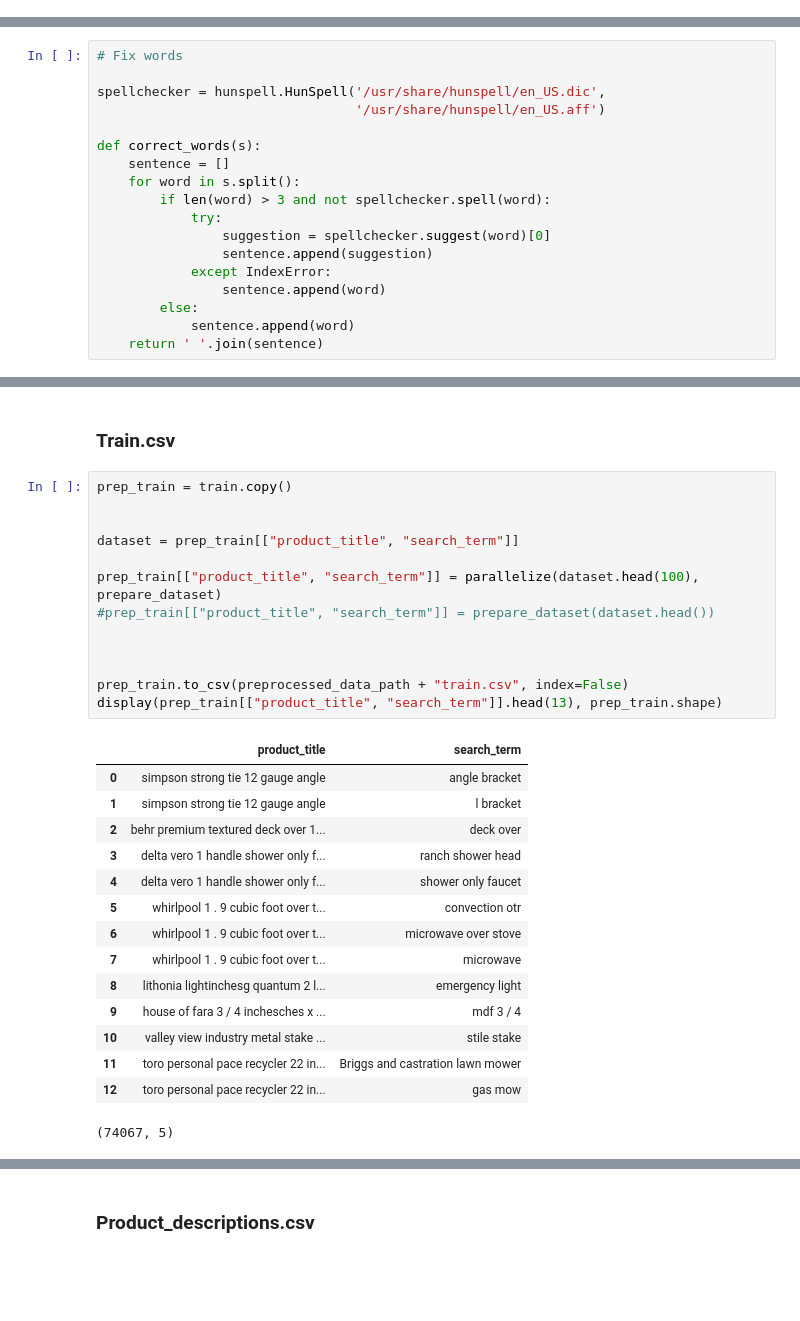
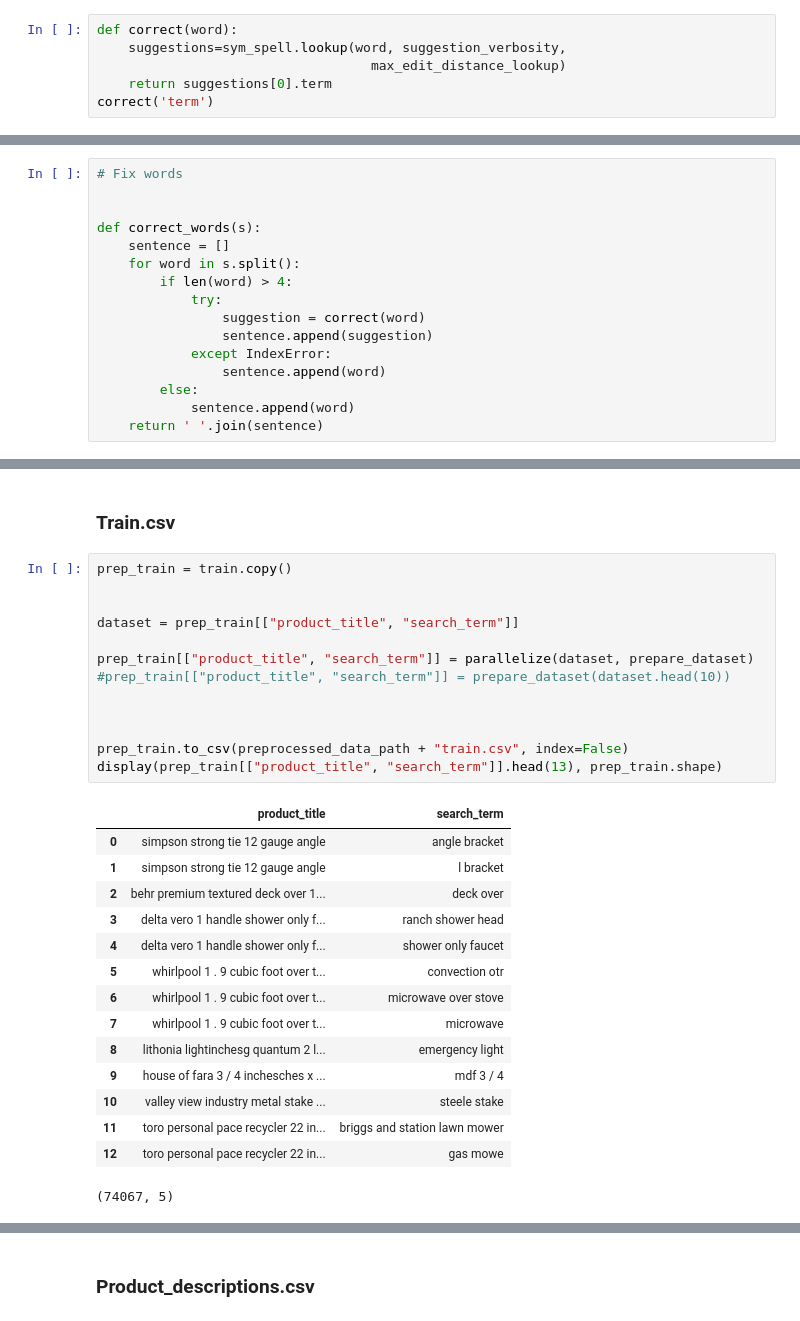
Before and after one commit to zeyger/home-depot, a Jupyter notebook: notebooks/home-depot.ipynb, the cells around one changed output, grey strips where cells are left out. Saved outputs shown, nothing was run; the diff lists cells and outputs as text; blank space fills up the shorter version.

Commit message:
Keep experimenting with word corrections

```diff
--- a/notebooks/home-depot.ipynb
+++ b/notebooks/home-depot.ipynb
@@ -242,0 +280,6 @@ train.loc[train['product_title'].str.contains("å¡")].head() # excuse me what t
+# %%
+def correct(word):
+    suggestions=sym_spell.lookup(word, suggestion_verbosity,
+                                   max_edit_distance_lookup)
+    return suggestions[0].term
+correct('term')
@@ -243,15 +288,13 @@ train.loc[train['product_title'].str.contains("å¡")].head() # excuse me what t
 # %%
 # Fix words
 
-spellchecker = hunspell.HunSpell('/usr/share/hunspell/en_US.dic',
-                                 '/usr/share/hunspell/en_US.aff')
 
 def correct_words(s):
     sentence = []
     for word in s.split():
-        if len(word) > 3 and not spellchecker.spell(word):
+        if len(word) > 4:
             try:
-                suggestion = spellchecker.suggest(word)[0]
+                suggestion = correct(word)
                 sentence.append(suggestion)
             except IndexError:
                 sentence.append(word)
@@ -475,29 +518,29 @@ def prepare_dataset(dataset):
 # %%
 prep_train = train.copy()
 
 
 dataset = prep_train[["product_title", "search_term"]]
 
-prep_train[["product_title", "search_term"]] = parallelize(dataset.head(100), prepare_dataset)
-#prep_train[["product_title", "search_term"]] = prepare_dataset(dataset.head())
+prep_train[["product_title", "search_term"]] = parallelize(dataset, prepare_dataset)
+#prep_train[["product_title", "search_term"]] = prepare_dataset(dataset.head(10))
 
 
 
 prep_train.to_csv(preprocessed_data_path + "train.csv", index=False)
 display(prep_train[["product_title", "search_term"]].head(13), prep_train.shape)
 # %% [output]
 |  | product_title | search_term |
 | 0 | simpson strong tie 12 gauge angle | angle bracket |
 | 1 | simpson strong tie 12 gauge angle | l bracket |
 | 2 | behr premium textured deck over 1... | deck over |
 | 3 | delta vero 1 handle shower only f... | ranch shower head |
 | 4 | delta vero 1 handle shower only f... | shower only faucet |
 | 5 | whirlpool 1 . 9 cubic foot over t... | convection otr |
 | 6 | whirlpool 1 . 9 cubic foot over t... | microwave over stove |
 | 7 | whirlpool 1 . 9 cubic foot over t... | microwave |
 | 8 | lithonia lightinchesg quantum 2 l... | emergency light |
 | 9 | house of fara 3 / 4 inchesches x ... | mdf 3 / 4 |
-| 10 | valley view industry metal stake ... | stile stake |
-| 11 | toro personal pace recycler 22 in... | Briggs and castration lawn mower |
-| 12 | toro personal pace recycler 22 in... | gas mow |
+| 10 | valley view industry metal stake ... | steele stake |
+| 11 | toro personal pace recycler 22 in... | briggs and station lawn mower |
+| 12 | toro personal pace recycler 22 in... | gas mowe |
 (74067, 5)
```
Also changed, not shown: parts of 12 cells of this notebook.
